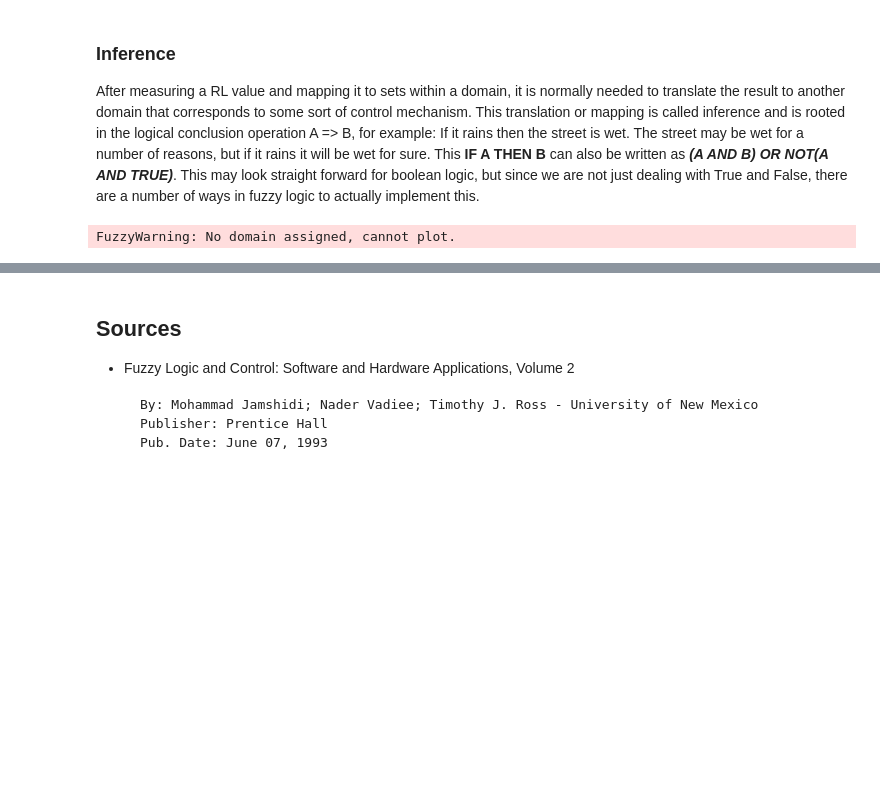
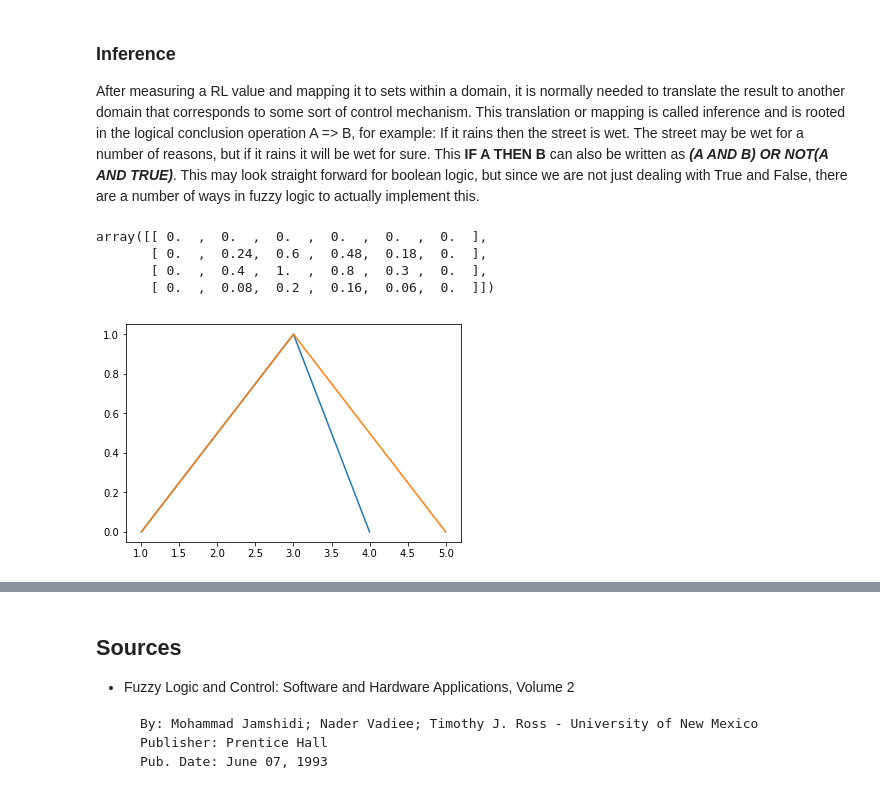
Before and after one commit to Python-Fuzzylogic/fuzzylogic, a Jupyter notebook: Showcase.ipynb, the cells around one changed output, grey strips where cells are left out. Saved outputs shown, nothing was run; the diff lists cells and outputs as text; code cells hidden in the pictures; blank space fills up the shorter version.

```diff
--- a/Showcase.ipynb
+++ b/Showcase.ipynb
@@ -75,25 +75,26 @@ OUT = Domain("numbers out", 100, 200)
 # %%
 from numpy import outer
 
 from fuzzy.classes import Domain, Set, Rule
 from fuzzy.functions import triangular
 
 form = Domain("form", 1, 4.1, res=1)
-mediform = Set(triangular(1, 4, c=3))
-medium_form.plot()
+form.medium = Set(triangular(1, 4, c=3))
+form.medium.plot()
 
 diff = Domain("difficulty", 1, 5.1, res=1)
-medium_difficulty = Set(triangular(1,5, c=3))
-medium_difficulty.plot()
+diff.medium = Set(triangular(1,5, c=3))
+diff.medium.plot()
 
 # this should be
 # max(min(m_a(x), m_b(x)), 1-m_a(x)) for every elem
 outer([0, 0.6, 1, 0.2], [0, 0.4, 1, 0.8, 0.3, 0])
-
-
-fromiter
 # %% [output]
-FuzzyWarning: No domain assigned, cannot plot.
+array([[ 0.  ,  0.  ,  0.  ,  0.  ,  0.  ,  0.  ],
+       [ 0.  ,  0.24,  0.6 ,  0.48,  0.18,  0.  ],
+       [ 0.  ,  0.4 ,  1.  ,  0.8 ,  0.3 ,  0.  ],
+       [ 0.  ,  0.08,  0.2 ,  0.16,  0.06,  0.  ]])
+[figure, added]
 # %%
 %matplotlib inline
 
```
Also changed, not shown: parts of 2 cells of this notebook.
